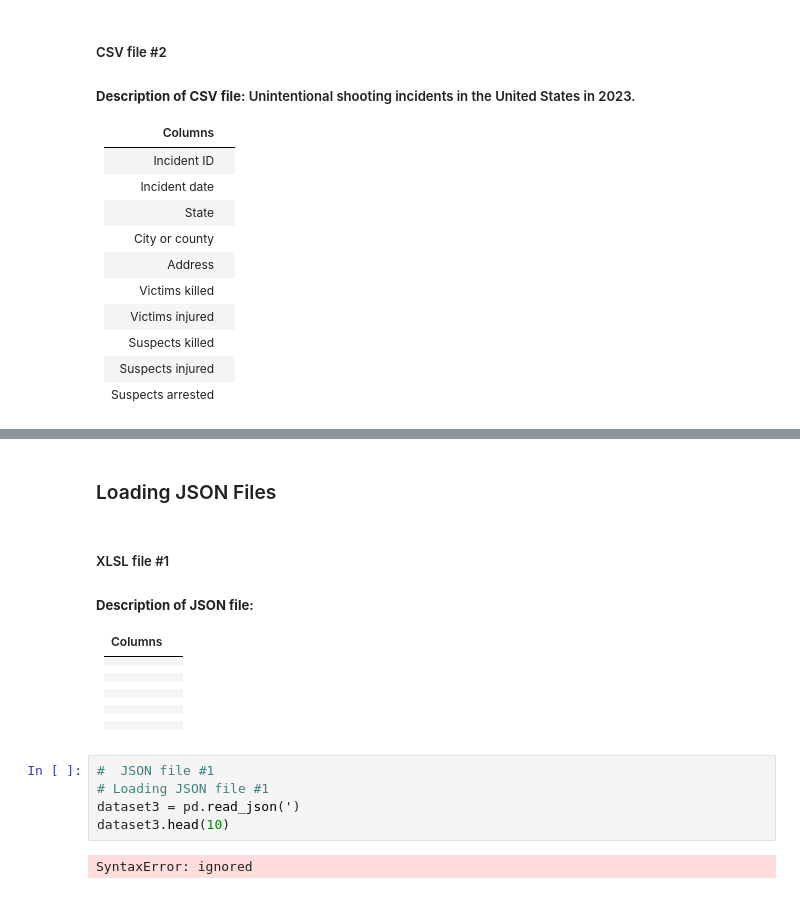
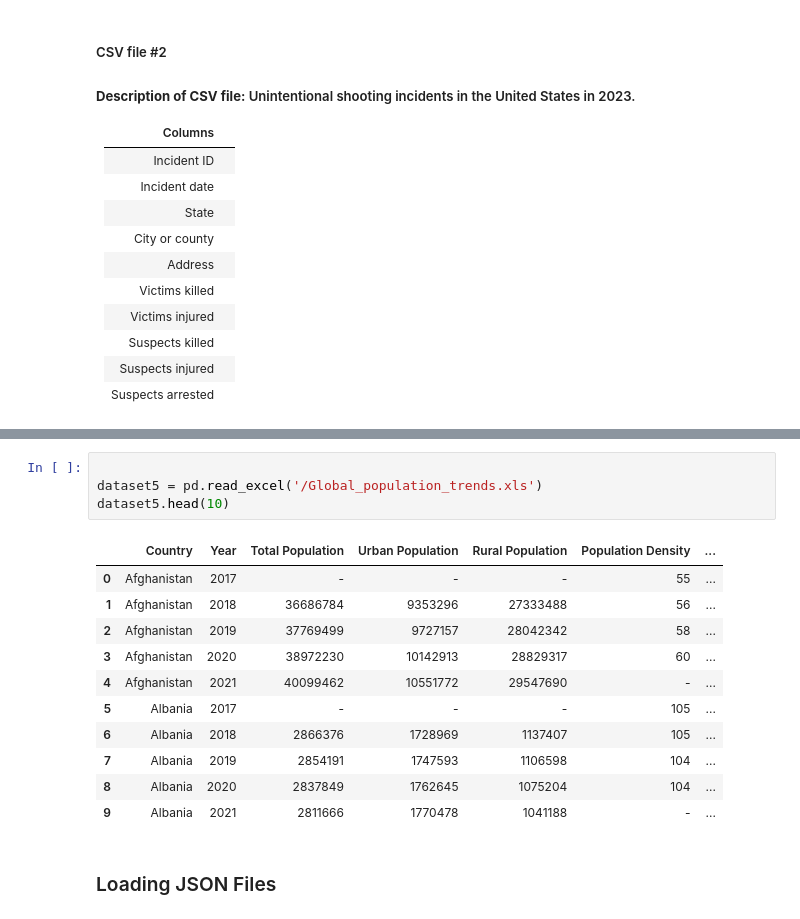
Before and after one commit to Stephen-sanchez1/datasci_1_loading, a Jupyter notebook: HHA_507_HW1.ipynb, the cells around one changed output, grey strips where cells are left out. Saved outputs shown, nothing was run; the diff lists cells and outputs as text.

```diff
--- a/HHA_507_HW1.ipynb
+++ b/HHA_507_HW1.ipynb
@@ -81,27 +171,18 @@ dataset2.head(10)
+# %%
+
+dataset5 = pd.read_excel('/Global_population_trends.xls')
+dataset5.head(10)
+# %% [output]
+|  | Country | Year | Total Population | Urban Population | Rural Population | Population Density | ... |
+| 0 | Afghanistan | 2017 | - | - | - | 55 | ... |
+| 1 | Afghanistan | 2018 | 36686784 | 9353296 | 27333488 | 56 | ... |
+| 2 | Afghanistan | 2019 | 37769499 | 9727157 | 28042342 | 58 | ... |
+| 3 | Afghanistan | 2020 | 38972230 | 10142913 | 28829317 | 60 | ... |
+| 4 | Afghanistan | 2021 | 40099462 | 10551772 | 29547690 | - | ... |
+| 5 | Albania | 2017 | - | - | - | 105 | ... |
+| 6 | Albania | 2018 | 2866376 | 1728969 | 1137407 | 105 | ... |
+| 7 | Albania | 2019 | 2854191 | 1747593 | 1106598 | 104 | ... |
+| 8 | Albania | 2020 | 2837849 | 1762645 | 1075204 | 104 | ... |
+| 9 | Albania | 2021 | 2811666 | 1770478 | 1041188 | - | ... |
 # %% [markdown]
 ### Loading JSON Files
-# %% [markdown]
-##### XLSL file #1
-
-##### **Description of JSON file:**
-
-
-| Columns |  |
-|---|---|
-|  |  |
-|  | |
-|  | |
-|  |  |
-|  |  |
-|  |  |
-|  |  |
-|  |  |
-|  |  |
-|  |  |
-# %%
-#  JSON file #1
-# Loading JSON file #1
-dataset3 = pd.read_json(')
-dataset3.head(10)
-# %% [output]
-SyntaxError: ignored
```
Also changed, not shown: parts of 7 cells of this notebook.
